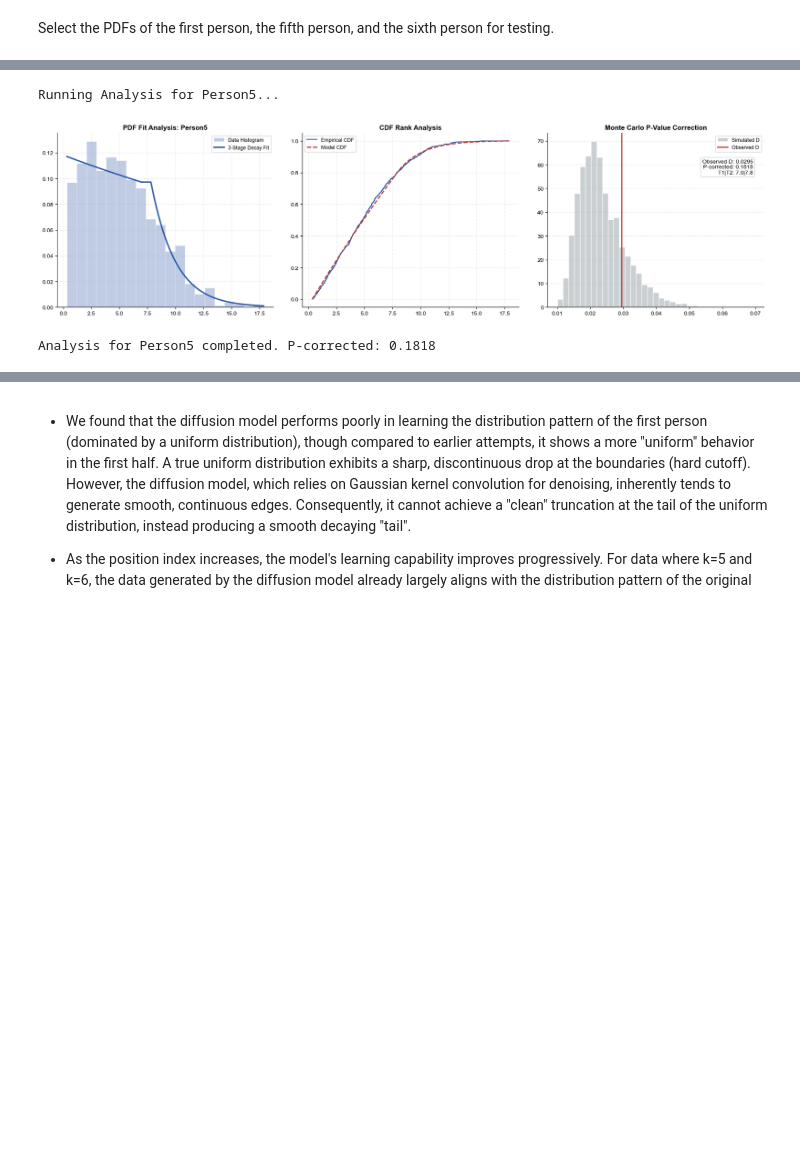
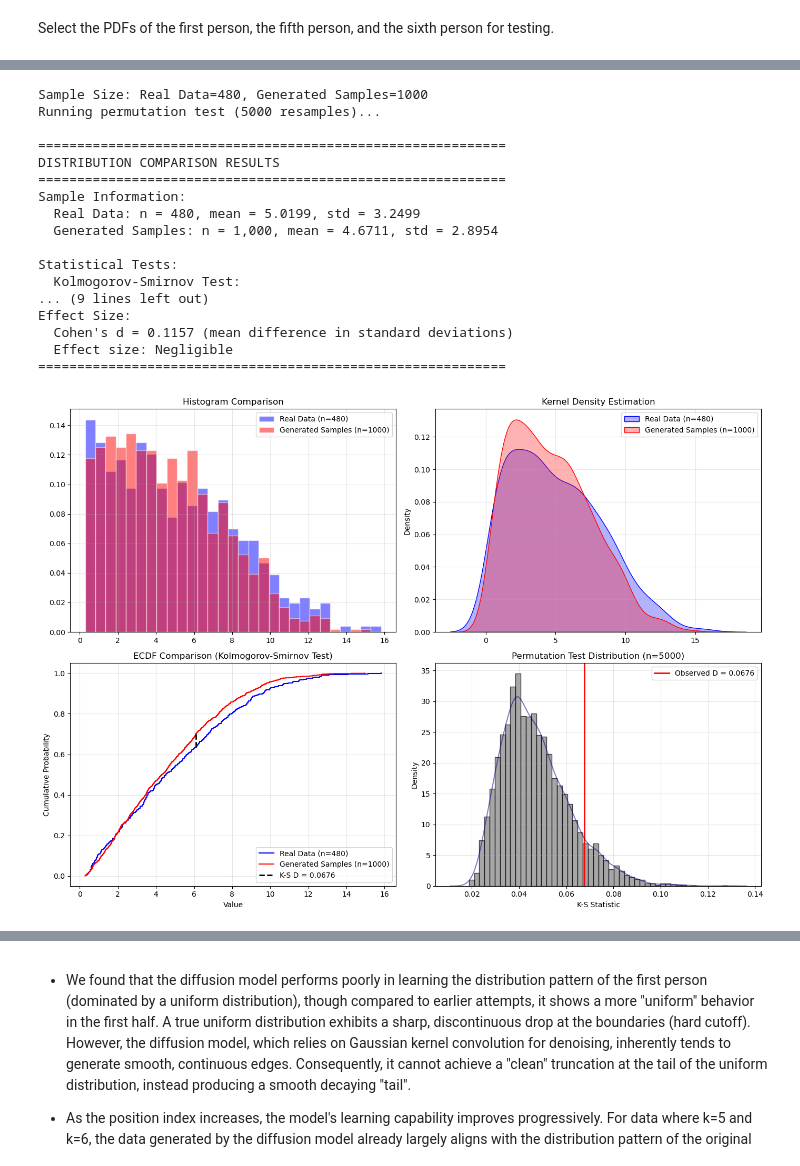
Before and after one commit to WjNaG2/SI140-RedEnvelope, a Jupyter notebook: pro4.ipynb, the cells around one changed output, grey strips where cells are left out. Drawn from its saved outputs; the diff is of its cells as text; code cells hidden in the pictures; blank space fills up the shorter version.

```diff
--- a/pro4.ipynb
+++ b/pro4.ipynb
@@ -1968,8 +2064,23 @@ Analysis for Person1 completed. P-corrected: 0.0002
 # %%
-
-analyze_person_distribution(5)
+result = simple_distribution_comparison(real_data, gen_data, "Real Data", "Generated Samples",
+                                       column_name="Person5")
 # %% [output]
-Running Analysis for Person5...
+Sample Size: Real Data=480, Generated Samples=1000
+Running permutation test (5000 resamples)...
+
+============================================================
+DISTRIBUTION COMPARISON RESULTS
+============================================================
+Sample Information:
+  Real Data: n = 480, mean = 5.0199, std = 3.2499
+  Generated Samples: n = 1,000, mean = 4.6711, std = 2.8954
+
+Statistical Tests:
+  Kolmogorov-Smirnov Test:
+... (9 lines left out)
+Effect Size:
+  Cohen's d = 0.1157 (mean difference in standard deviations)
+  Effect size: Negligible
+============================================================
-[figure, old version]
+[figure, new version]
-Analysis for Person5 completed. P-corrected: 0.1818
 # %%
```
Also changed, not shown: parts of 15 cells of this notebook, 5 other files.
